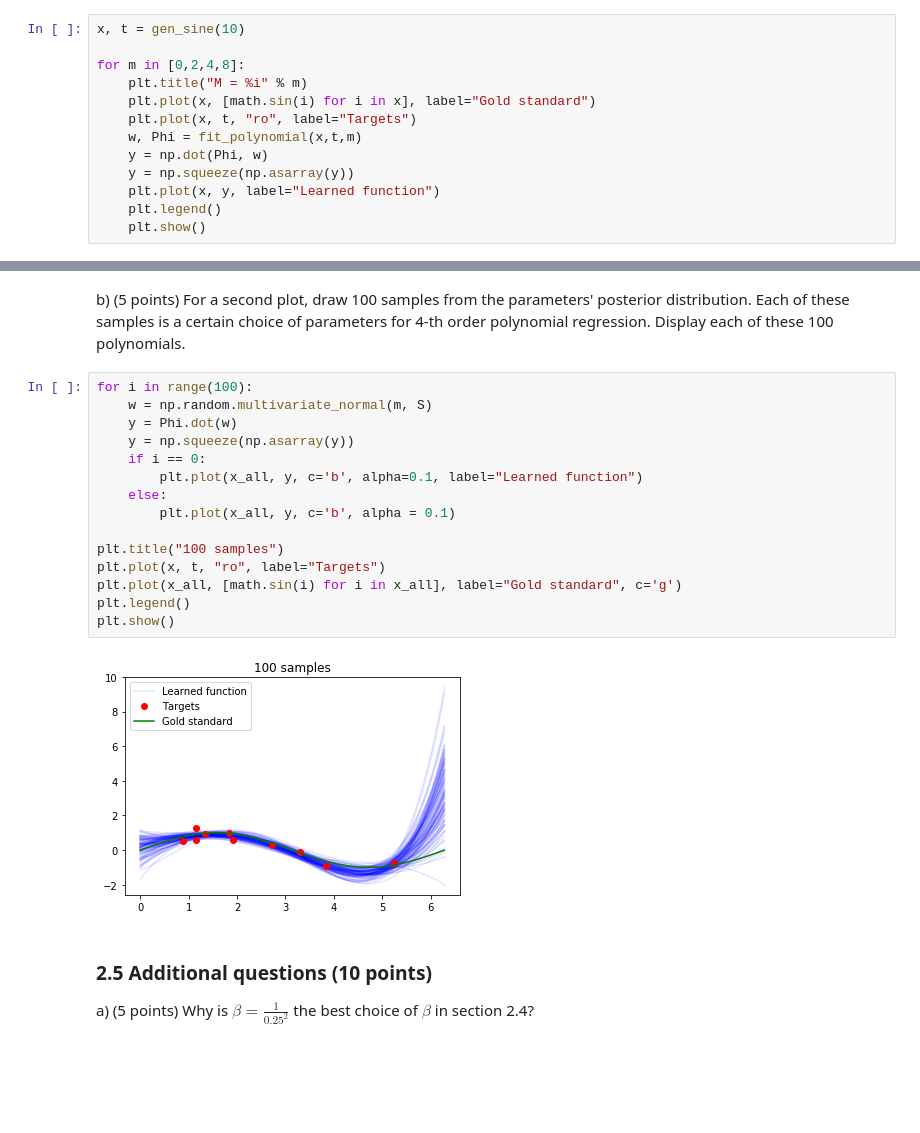
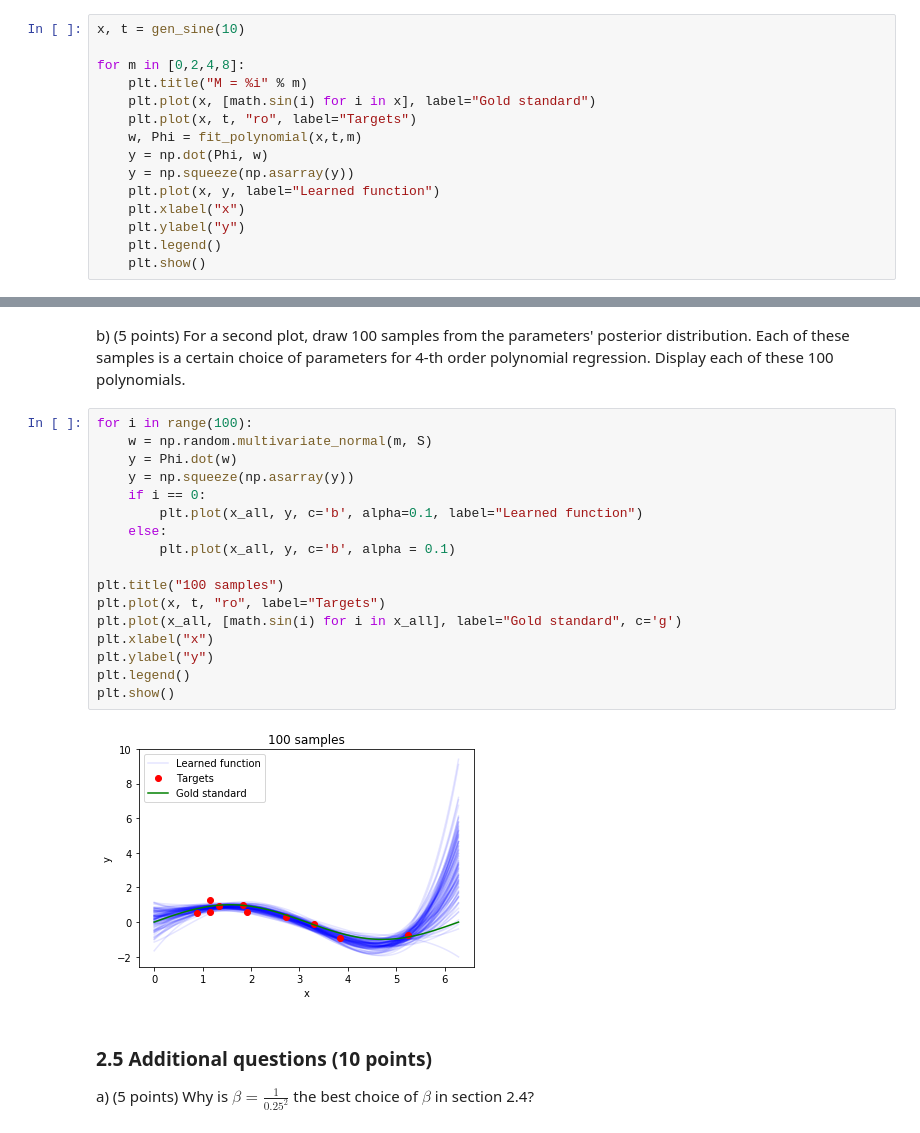
Before and after one commit to AxelBremer/ml1_lab1, a Jupyter notebook: 11023325_11029669_lab1.ipynb, the cells around one changed output, grey strips where cells are left out. Saved outputs shown, nothing was run; the diff lists cells and outputs as text; blank space fills up the shorter version.

Commit message:
added final question and added titles to plots

```diff
--- a/11023325_11029669_lab1.ipynb
+++ b/11023325_11029669_lab1.ipynb
@@ -181,6 +181,8 @@ for m in [0,2,4,8]:
     y = np.dot(Phi, w)
     y = np.squeeze(np.asarray(y))
     plt.plot(x, y, label="Learned function")
+    plt.xlabel("x")
+    plt.ylabel("y")
     plt.legend()
     plt.show()
 # %% [output]
@@ -479,20 +485,22 @@ Display each of these 100 polynomials.
 # %%
 for i in range(100):
     w = np.random.multivariate_normal(m, S)
     y = Phi.dot(w)
     y = np.squeeze(np.asarray(y))
     if i == 0:
         plt.plot(x_all, y, c='b', alpha=0.1, label="Learned function")
     else:
         plt.plot(x_all, y, c='b', alpha = 0.1)
 
 plt.title("100 samples")
 plt.plot(x, t, "ro", label="Targets")
 plt.plot(x_all, [math.sin(i) for i in x_all], label="Gold standard", c='g')
+plt.xlabel("x")
+plt.ylabel("y")
 plt.legend()
 plt.show()
 # %% [output]
-[figure, old version]
+[figure, new version]
 # %% [markdown]
 ### 2.5 Additional questions (10 points)
 
```
Also changed, not shown: parts of 3 cells of this notebook.
